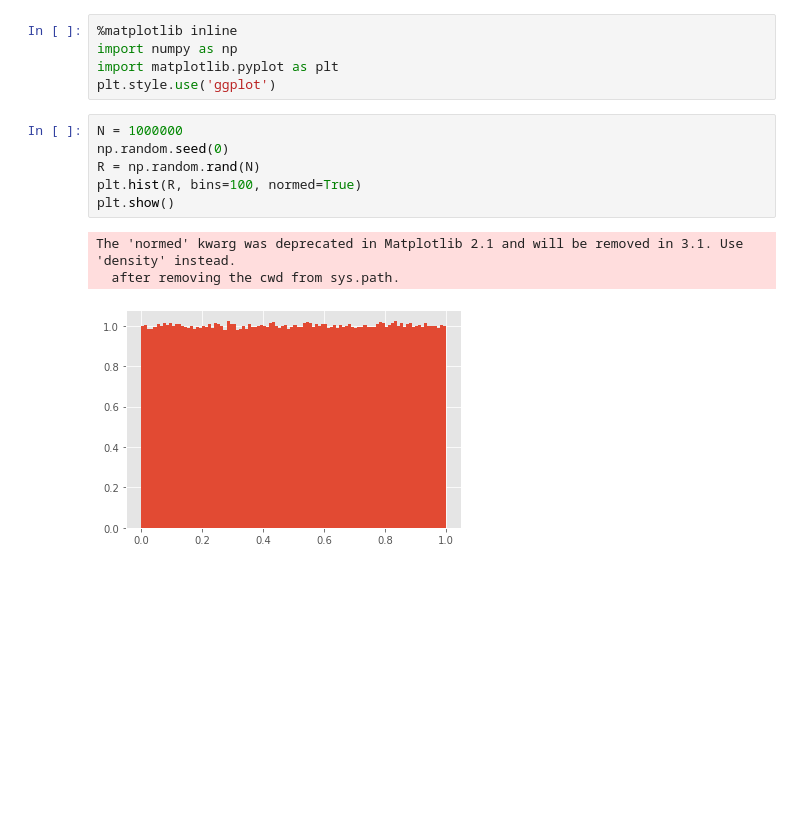
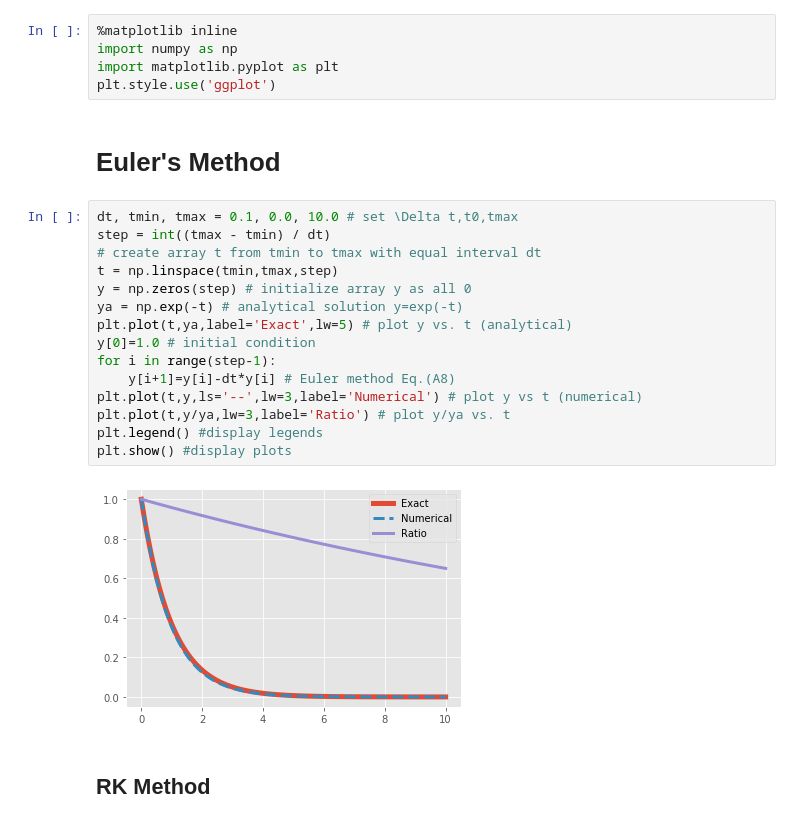
Before and after one commit to SpaceRangerWes/stochastic_processes, a Jupyter notebook: Untitled.ipynb, the cells around one changed output. Cells and saved outputs as stored; diff of their text form; blank space fills up the shorter version.

```diff
--- a/Untitled.ipynb
+++ b/Untitled.ipynb
@@ -3,13 +3,24 @@
 import numpy as np
 import matplotlib.pyplot as plt
 plt.style.use('ggplot')
-# %%
-N = 1000000
-np.random.seed(0)
-R = np.random.rand(N)
-plt.hist(R, bins=100, normed=True)
-plt.show()
-# %% [output]
-The 'normed' kwarg was deprecated in Matplotlib 2.1 and will be removed in 3.1. Use 'density' instead.
-  after removing the cwd from sys.path.
-[figure, removed]
+# %% [markdown]
+# Euler's Method
+# %%
+dt, tmin, tmax = 0.1, 0.0, 10.0 # set \Delta t,t0,tmax
+step = int((tmax - tmin) / dt)
+# create array t from tmin to tmax with equal interval dt
+t = np.linspace(tmin,tmax,step)
+y = np.zeros(step) # initialize array y as all 0
+ya = np.exp(-t) # analytical solution y=exp(-t)
+plt.plot(t,ya,label='Exact',lw=5) # plot y vs. t (analytical)
+y[0]=1.0 # initial condition
+for i in range(step-1):
+    y[i+1]=y[i]-dt*y[i] # Euler method Eq.(A8)
+plt.plot(t,y,ls='--',lw=3,label='Numerical') # plot y vs t (numerical)
+plt.plot(t,y/ya,lw=3,label='Ratio') # plot y/ya vs. t
+plt.legend() #display legends
+plt.show() #display plots
+# %% [output]
+[figure, added]
+# %% [markdown]
+## RK Method
```
Also changed, not shown: parts of 8 cells of this notebook.
